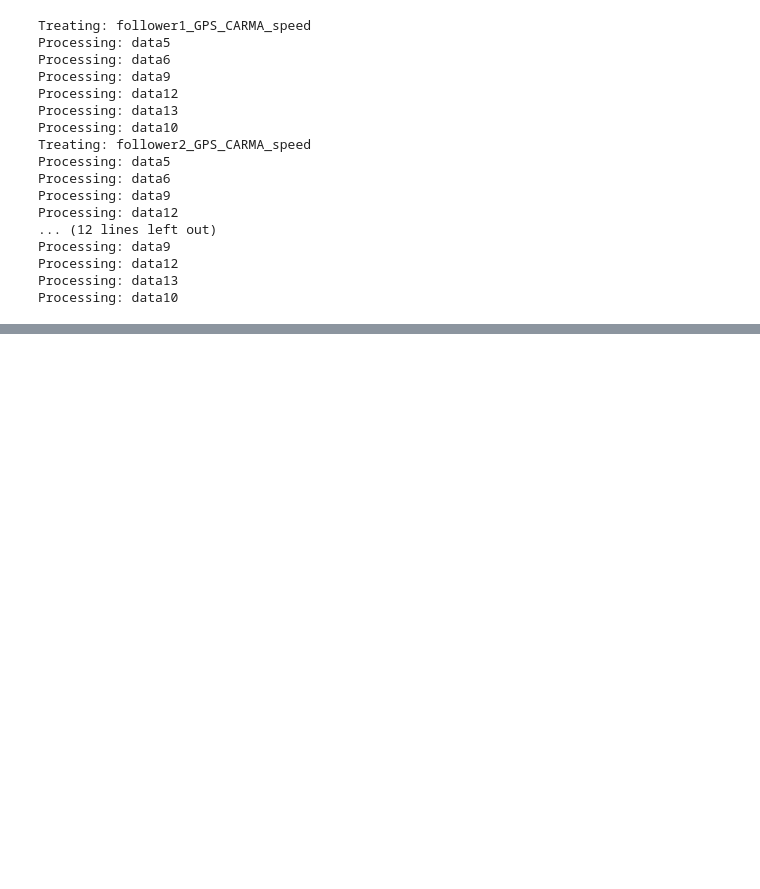
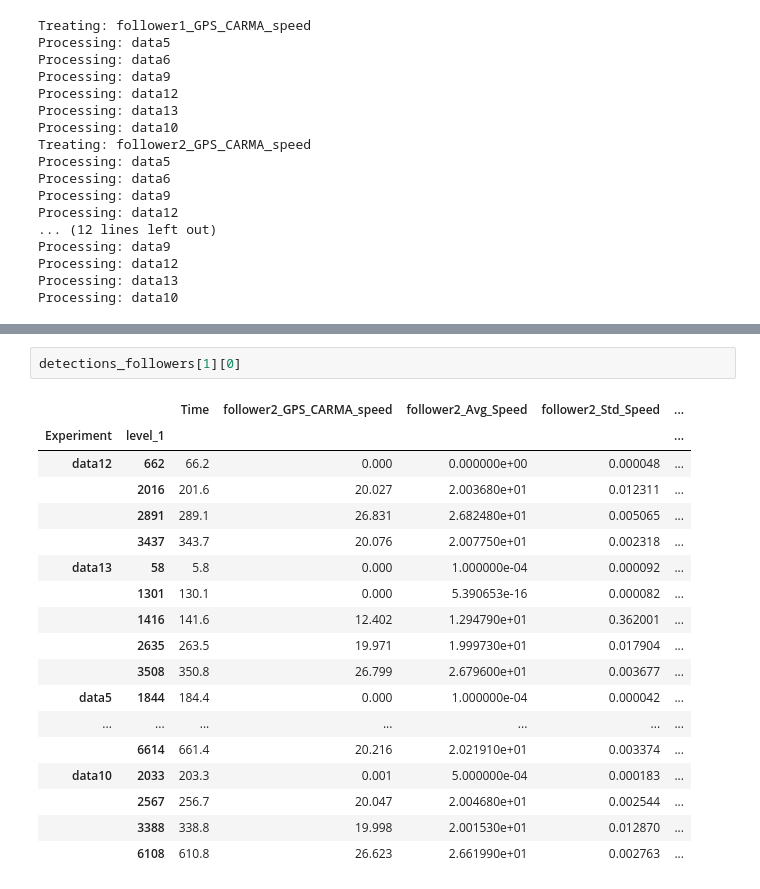
Before and after one commit to licit-lab/vrt_analysis, a Jupyter notebook: TF-AnalysisResponseTime.ipynb, the cells around one changed output, grey strips where cells are left out. Drawn from its saved outputs; the diff is of its cells as text; blank space fills up the shorter version.

```diff
--- a/TF-AnalysisResponseTime.ipynb
+++ b/TF-AnalysisResponseTime.ipynb
@@ -384,3 +393,24 @@ for follower,detection_follower in zip(followers,detections_followers):
 [figure]
 [figure]
 [figure]
+# %%
+detections_followers[1][0]
+# %% [output]
+|  |  | Time | follower2_GPS_CARMA_speed | follower2_Avg_Speed | follower2_Std_Speed | ... |
+| Experiment | level_1 |  |  |  |  | ... |
+| data12 | 662 | 66.2 | 0.000 | 0.000000e+00 | 0.000048 | ... |
+|  | 2016 | 201.6 | 20.027 | 2.003680e+01 | 0.012311 | ... |
+|  | 2891 | 289.1 | 26.831 | 2.682480e+01 | 0.005065 | ... |
+|  | 3437 | 343.7 | 20.076 | 2.007750e+01 | 0.002318 | ... |
+| data13 | 58 | 5.8 | 0.000 | 1.000000e-04 | 0.000092 | ... |
+|  | 1301 | 130.1 | 0.000 | 5.390653e-16 | 0.000082 | ... |
+|  | 1416 | 141.6 | 12.402 | 1.294790e+01 | 0.362001 | ... |
+|  | 2635 | 263.5 | 19.971 | 1.999730e+01 | 0.017904 | ... |
+|  | 3508 | 350.8 | 26.799 | 2.679600e+01 | 0.003677 | ... |
+| data5 | 1844 | 184.4 | 0.000 | 1.000000e-04 | 0.000042 | ... |
+| ... | ... | ... | ... | ... | ... | ... |
+|  | 6614 | 661.4 | 20.216 | 2.021910e+01 | 0.003374 | ... |
+| data10 | 2033 | 203.3 | 0.001 | 5.000000e-04 | 0.000183 | ... |
+|  | 2567 | 256.7 | 20.047 | 2.004680e+01 | 0.002544 | ... |
+|  | 3388 | 338.8 | 19.998 | 2.001530e+01 | 0.012870 | ... |
+|  | 6108 | 610.8 | 26.623 | 2.661990e+01 | 0.002763 | ... |
```
Also changed, not shown: parts of 6 cells of this notebook.
